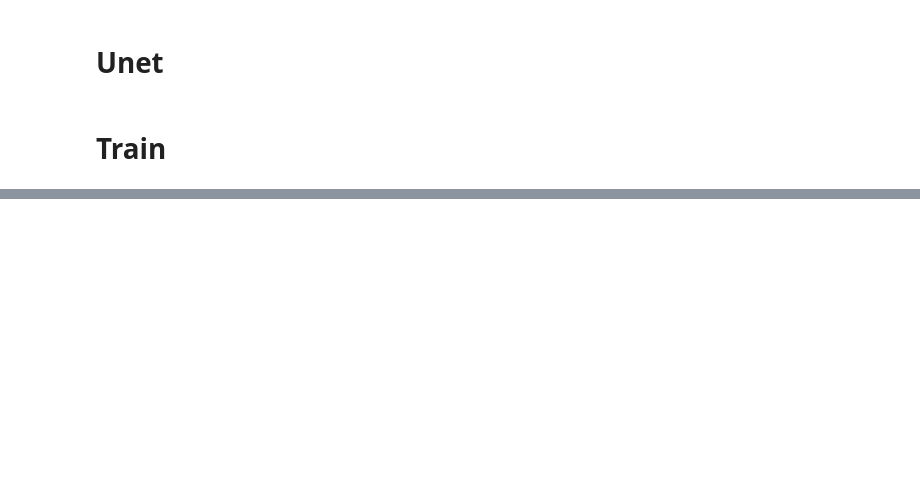
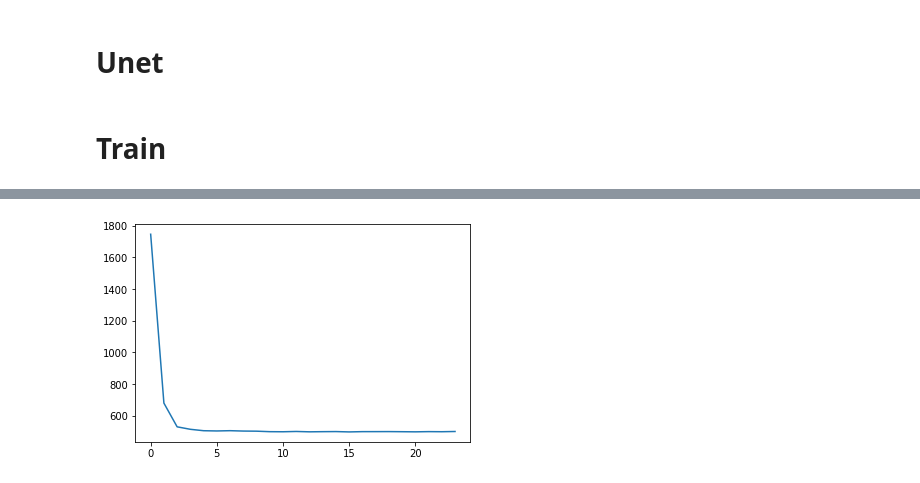
Before and after one commit to bochendong/Data-Augmentation-Optimization, a Jupyter notebook: unet_rein.ipynb, the cells around one changed output, grey strips where cells are left out. Saved outputs shown, nothing was run; the diff lists cells and outputs as text; code cells hidden in the pictures; blank space fills up the shorter version.

```diff
--- a/unet_rein.ipynb
+++ b/unet_rein.ipynb
@@ -365,10 +389,24 @@ def erode_images(images):
     eroded_images_np = np.array(eroded_images)
     return torch.tensor(eroded_images_np).unsqueeze(1).cuda()
 
-def find_nearest_neighbor(images, target_labels, target_label):
-    target_images = images[target_labels == target_label]
+def find_nearest_neighbor(images, target_labels, target_label, eroded_images, synthetic_target_digits):
+    target_images = (eroded_images + synthetic_target_digits) / 2
+    target_images = target_images[target_labels == target_label]
     distances = (target_images - images.mean(dim=0)).view(target_images.size(0), -1).norm(dim=1)
     return target_images[distances.argmin()]
+
+def compare_histograms(images1, images2, images3, epoch, i):
+    images1_flat = images1.reshape(-1)
+    images2_flat = images2.reshape(-1)
+    images3_flat = images3.reshape(-1)
+
+    plt.figure()
+    plt.hist(images1_flat, bins=10, alpha=0.5, label='Original Images')
+    plt.hist(images2_flat, bins=10, alpha=0.5, label='Target Images')
+    plt.hist(images3_flat, bins=10, alpha=0.5, label='Reconstructed Images')
+    plt.legend(loc='upper right')
+    plt.savefig("./output/%03d/%04d_dist.png" % ( epoch, i))
+    plt.close()
 # %%
 # Training loop
 dnn_criterion = nn.CrossEntropyLoss()
@@ -391,6 +429,7 @@ if (Train_Unet):
     step_size = 4
     gamma = 0.5
 
+    # criterion = nn.BCELoss()
     criterion = nn.BCELoss()
     optimizer = torch.optim.Adam(model.parameters(), lr=learning_rate)
     scheduler = StepLR(optimizer, step_size=step_size, gamma=gamma)
@@ -406,15 +445,19 @@ if (Train_Unet):
             input_labels = input_labels.cuda()
 
             # Generate target labels (different from input labels)
-            target_labels = (input_labels + torch.randint(1, 9, size=(labels.size(0),)).cuda()) % 10
+            target_labels = (input_labels + torch.randint(1, 9, size=(input_labels.size(0),)).cuda()) % 10
 
             # Forward pass
             outputs = model(images, input_labels, target_labels)
 
+            eroded_images = erode_images(images)
+            synthetic_target_digits = torch.cat([generate_synthetic_digits(d, 1) for d in target_labels]).cuda()
+
+
             # Generate target images (same digit as target labels)
             target_images = images.clone()
-            for j in range(BATCH_SIZE):
-                target_images[j] = find_nearest_neighbor(images, target_labels, target_labels[j])
+            for j in range(input_labels.size(0)):
+               target_images[j] = find_nearest_neighbor(images, target_labels, target_labels[j], eroded_images, synthetic_target_digits)
 
             # Compute reconstruction loss
             reconstruction_loss = criterion(outputs, target_images)
@@ -426,7 +469,7 @@ if (Train_Unet):
             p_loss = perceptual_loss(dnn_model, images, outputs)
 
             # Total loss
-            total_loss = reconstruction_loss + alpha * classification_loss + beta * p_loss + loss_on_loss
+            total_loss = 10 * reconstruction_loss + alpha * classification_loss + beta * p_loss + loss_on_loss
             epoch_loss += total_loss.item()
 
             # Backward pass and optimization
@@ -436,7 +479,7 @@ if (Train_Unet):
 
             if (i+1) % 50 == 0:
                 print('loss:' , total_loss.data.cpu().numpy(),
-                      'recon loss:', reconstruction_loss.data.cpu().numpy(),
+                      'recon loss:', 10 * reconstruction_loss.data.cpu().numpy(),
                       'dnn loss:', alpha * classification_loss.data.cpu().numpy(),
                       'loss on loss:', loss_on_loss.data.cpu().numpy(),
                       'p_loss:', beta * p_loss.data.cpu().numpy())
@@ -445,9 +488,17 @@ if (Train_Unet):
                 save_image(images.data, './output/%03d/%04d_img.png' % ( epoch, i))
                 save_image(target_images.data, './output/%03d/%04d_target.png' % ( epoch, i))
 
+                # Convert the images to NumPy arrays
+                images_np = images.cpu().numpy()
+                target_images_np = target_images.cpu().numpy()
+                reconstructed_images_np = outputs.detach().cpu().numpy()
+
+                compare_histograms(images_np, target_images_np, reconstructed_images_np, epoch, i)
+
         scheduler.step()
         loss_history.append(epoch_loss)
 
 
     torch.save(model.state_dict(), UNET_PATH)
     plt.plot(range(0, num_epochs), loss_history)
+# %% [output]
@@ -453,0 +522 @@ if (Train_Unet):
+[figure, added]
```
Also changed, not shown: parts of 5 cells of this notebook.
